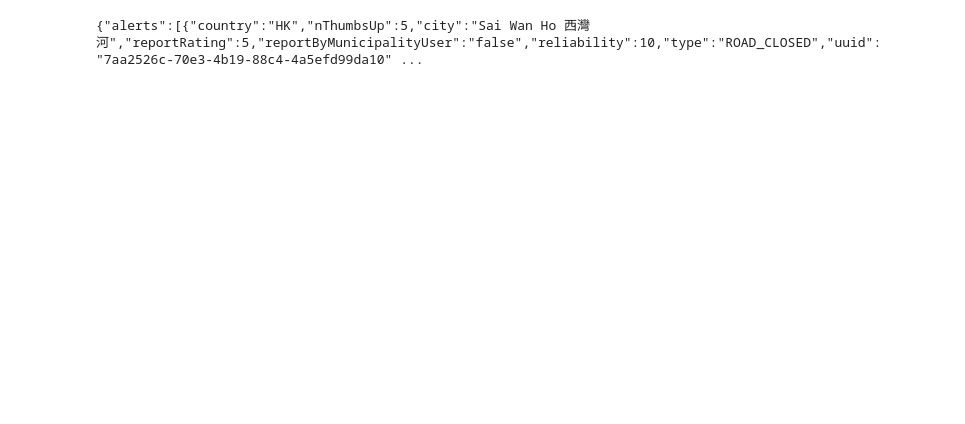
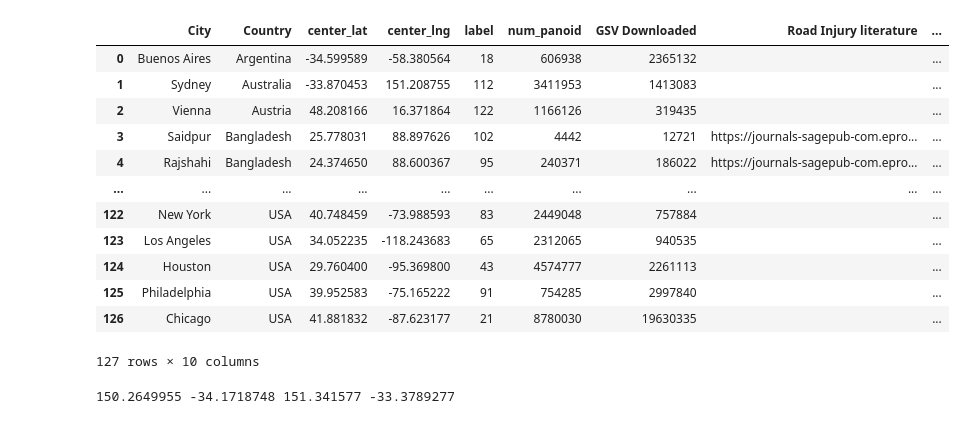
Before and after one commit to brookefzy/uvi-time-machine, a Jupyter notebook: _script/c-road-injury/01_waze.ipynb, the cells around one changed output. Drawn from its saved outputs; the diff is of its cells as text; code cells hidden in the pictures; blank space fills up the shorter version.

Commit message:
update injury scraping

```diff
--- a/_script/c-road-injury/01_waze.ipynb
+++ b/_script/c-road-injury/01_waze.ipynb
@@ -1,7 +1,66 @@
 # %%
+import requests
 import pandas as pd
+import numpy as np
 import os
-import requests
+import glob
+from tqdm import tqdm
+import gspread
+import logging
+import geopandas as gpd
+logging.basicConfig(filename='waza_scraper.log', format='%(asctime)s %(message)s', filemode='w')
+logger=logging.getLogger()
+logger.setLevel(logging.DEBUG)
+
+serviceaccount = "/home/yuanzf/google_drive_personal.json"
+gc = gspread.service_account(filename=serviceaccount)
+
+def read_url(url, SHEET_NAME):
+    SHEET_ID = url.split("/")[5]
+    spreadsheet = gc.open_by_key(SHEET_ID)
+    worksheet = spreadsheet.worksheet(SHEET_NAME)
+    rows = worksheet.get_all_records()
+    df_spread = pd.DataFrame(rows)
+    return df_spread, worksheet
+# %%
+url = "https://docs.google.com/spreadsheets/d/1o5gFmZPUoDwrrbfE6M26uJF3HnEZll02ivnOxP6K6Xw/edit?usp=sharing"
+SHEETNAME = "select_city_classifier"
+city_meta, other_worksheet = read_url(url, SHEETNAME)
+city_meta = city_meta[city_meta['City']!=''].reset_index(drop = True)
+city_meta = city_meta[city_meta['GSV Downloaded']>0].reset_index(drop = True)
+city_meta['city_lower'] = city_meta['City'].apply(lambda x: x.replace(" ", "").lower())
+city_meta
+# %% [output]
+|  | City | Country | center_lat | center_lng | label | num_panoid | GSV Downloaded | Road Injury literature | ... |
+| 0 | Buenos Aires | Argentina | -34.599589 | -58.380564 | 18 | 606938 | 2365132 |  | ... |
+| 1 | Sydney | Australia | -33.870453 | 151.208755 | 112 | 3411953 | 1413083 |  | ... |
+| 2 | Vienna | Austria | 48.208166 | 16.371864 | 122 | 1166126 | 319435 |  | ... |
+| 3 | Saidpur | Bangladesh | 25.778031 | 88.897626 | 102 | 4442 | 12721 | https://journals-sagepub-com.epro... | ... |
+| 4 | Rajshahi | Bangladesh | 24.374650 | 88.600367 | 95 | 240371 | 186022 | https://journals-sagepub-com.epro... | ... |
+| ... | ... | ... | ... | ... | ... | ... | ... | ... | ... |
+| 122 | New York | USA | 40.748459 | -73.988593 | 83 | 2449048 | 757884 |  | ... |
+| 123 | Los Angeles | USA | 34.052235 | -118.243683 | 65 | 2312065 | 940535 |  | ... |
+| 124 | Houston | USA | 29.760400 | -95.369800 | 43 | 4574777 | 2261113 |  | ... |
+| 125 | Philadelphia | USA | 39.952583 | -75.165222 | 91 | 754285 | 2997840 |  | ... |
+| 126 | Chicago | USA | 41.881832 | -87.623177 | 21 | 8780030 | 19630335 |  | ... |
+127 rows × 10 columns
+# %%
+# for all of these cities, get the bounding box by reading the downloaded road networks' shapefiles
+ROOTFOLDER = "/group/geog_pyloo/08_GSV"
+PATH_TO_ROAD = "{ROOTFOLDER}/data/gsv_rgb/{citylower}/road/osm.geojson"
+
+test_city = city_meta.iloc[1]
+citylower = test_city['city_lower']
+path_to_road = PATH_TO_ROAD.format(ROOTFOLDER=ROOTFOLDER, citylower=citylower)
+road = gpd.read_file(path_to_road)
+extract the bounding box
+road.crs = "EPSG:3857"
+road = road.to_crs(epsg=4326)
+
+left, bottom, right, top = road.total_bounds
+print(left, bottom, right, top)
+# %% [output]
+150.2649955 -34.1718748 151.341577 -33.3789277
 # %%
 # waze url
 URL_SCRAPE = """https://www.waze.com/live-map/api/georss?top={top}&bottom={bottom}&left={left}&right={right}&env=row&types=alerts,traffic"""
@@ -10,8 +69,9 @@ URL_SCRAPE = """https://www.waze.com/live-map/api/georss?top={top}&bottom={botto
 # %%
 import requests
 
-url = "https://www.waze.com/live-map/api/georss?top=22.64222491557702&bottom=22.079859369885956&left=113.77211387713375&right=114.46590049822753&env=row&types=alerts,traffic"
+# url = "https://www.waze.com/live-map/api/georss?top=22.64222491557702&bottom=22.079859369885956&left=113.77211387713375&right=114.46590049822753&env=row&types=alerts,traffic"
 
+url = URL_SCRAPE.format(top=top, bottom=bottom, left=left, right=right)
 payload={}
 headers = {
   'accept': 'application/json, text/plain, */*',
@@ -26,10 +86,7 @@ headers = {
   'sec-fetch-site': 'same-origin',
   'user-agent': 'Mozilla/5.0 (Windows NT 10.0; Win64; x64) AppleWebKit/537.36 (KHTML, like Gecko) Chrome/123.0.0.0 Safari/537.36'
 }
-
 response = requests.request("GET", url, headers=headers, data=payload)
 
-print(response.text)
+# print(response.text)
-# %% [output]
-{"alerts":[{"country":"HK","nThumbsUp":5,"city":"Sai Wan Ho 西灣河","reportRating":5,"reportByMunicipalityUser":"false","reliability":10,"type":"ROAD_CLOSED","uuid":"7aa2526c-70e3-4b19-88c4-4a5efd99da10" ...
 # %%
```
Also changed, not shown: parts of 3 cells of this notebook, 2 other files.
